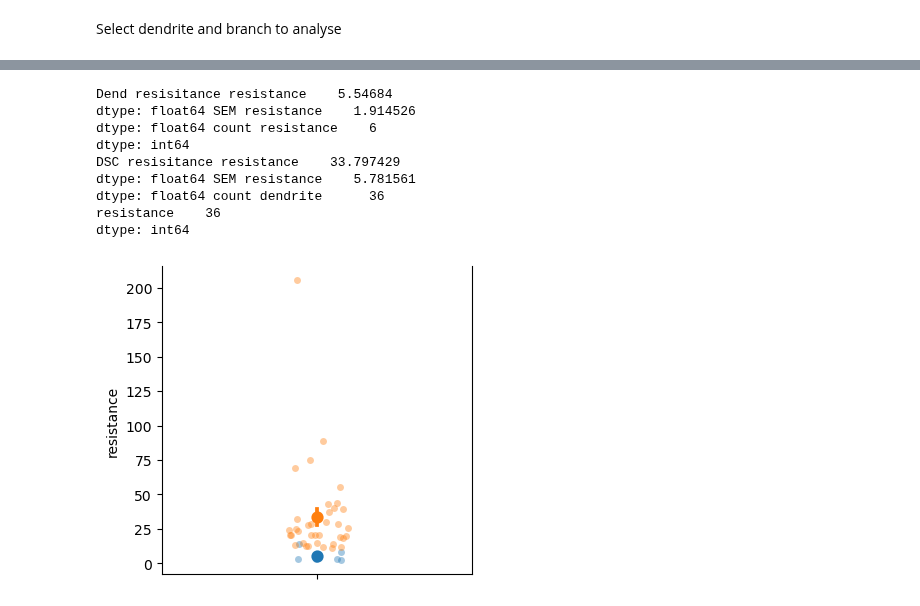
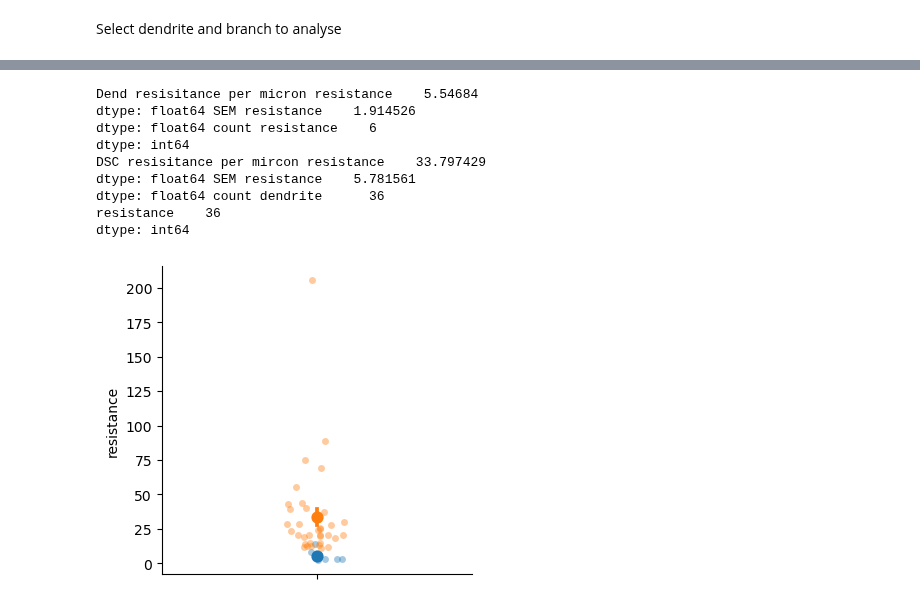
Before and after one commit to tonykelly00/DSC_morphology_pipeline, a Jupyter notebook: notebooks/ExM_analysis.ipynb, the cells around one changed output, grey strips where cells are left out. Cells and saved outputs as stored; diff of their text form; code cells hidden in the pictures.

```diff
--- a/notebooks/ExM_analysis.ipynb
+++ b/notebooks/ExM_analysis.ipynb
@@ -284,5 +289,7 @@ fig.savefig(plot_path +'/C1_branch_d3_zscore.svg', bbox_inches = 'tight', format
 # %%
+#compile all resistance data
 Rmorph_data={}
+length_data={}
 Rdend_data={}
 #Rmorph_data['dendrite3'] = []  # Initialize a list for each new key
 
@@ -295,40 +302,49 @@ for dendrite, d in DGdata.items():
             #print(b['Rmorph'])
             if dendrite not in Rmorph_data:
                 Rmorph_data[dendrite] = []  # Initialize a list for each new key
+                length_data[dendrite] = []
             Rmorph_data[dendrite].append(b['Rmorph'])
+            length_data[dendrite].append(b['length'])
     if 'Rdend' in d['branch_info']:
         Rdend_data[dendrite]=pd.DataFrame(d['branch_info']['Rdend'], columns=['resistance'])
 # %%
 df = pd.concat(Rdend_data)
 df = df.reset_index(level=0)
 df = df.rename(columns={'level_0': 'dendrite'})
 
 grp_df = df.groupby('dendrite').mean(numeric_only=True)
 
 fig, ax =plt.subplots(figsize=(4, 4))
 ax=sns.stripplot(y='resistance', alpha=0.4, data=grp_df)
 ax=sns.pointplot(y='resistance', linestyle='none', errorbar='se',data=grp_df)
 
-print(f"Dend resisitance {grp_df.mean(numeric_only=True)} SEM {grp_df.sem(numeric_only=True)} count {grp_df.count()}")
+print(f"Dend resisitance per micron {grp_df.mean(numeric_only=True)} SEM {grp_df.sem(numeric_only=True)} count {grp_df.count()}")
 
 # DSC data for the DataFrame
 df_data = [(key, value) for key, values in Rmorph_data.items() for value in values]
-
+length_data=[(key, value) for key, values in length_data.items() for value in values]
 # Create the DataFrame
 df = pd.DataFrame(df_data, columns=['dendrite', 'resistance'])
+length_df = pd.DataFrame(length_data, columns=['dendrite', 'length'])
 
 ax=sns.stripplot(y='resistance', alpha=0.4, data=df)
 ax=sns.pointplot(y='resistance', linestyle='none', errorbar='se',data=df)
 
-print(f"DSC resisitance {df.mean(numeric_only=True)} SEM {df.sem(numeric_only=True)} count {df.count()}")
+print(f"DSC resisitance per mircon {df.mean(numeric_only=True)} SEM {df.sem(numeric_only=True)} count {df.count()}")
+
+resis = length_df.length*df.resistance
+#df_data = [(key, value) for key, values in resis.items() for value in values]
+
+# grp_df = df.groupby('dendrite').sum(numeric_only=True)
+# print(f"Sum DSC resisitance per dendrite {grp_df.mean(numeric_only=True)} SEM {grp_df.sem(numeric_only=True)} count {grp_df.count()}")
 # %% [output]
-Dend resisitance resistance    5.54684
+Dend resisitance per micron resistance    5.54684
 dtype: float64 SEM resistance    1.914526
 dtype: float64 count resistance    6
 dtype: int64
-DSC resisitance resistance    33.797429
+DSC resisitance per mircon resistance    33.797429
 dtype: float64 SEM resistance    5.781561
 dtype: float64 count dendrite      36
 resistance    36
 dtype: int64
-[figure, old version]
+[figure, new version]
```
Also changed, not shown: parts of 10 cells of this notebook, 2 other files.
